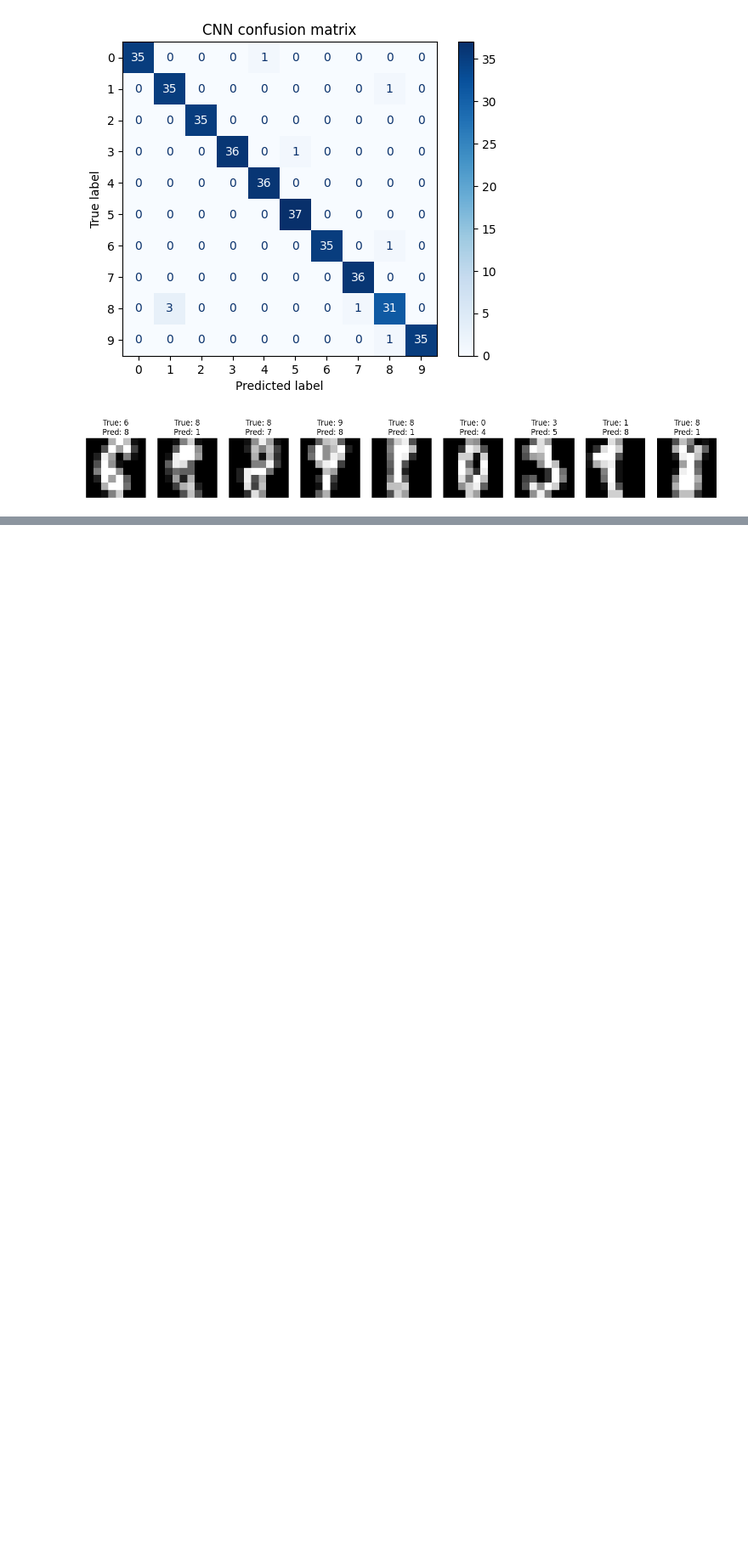
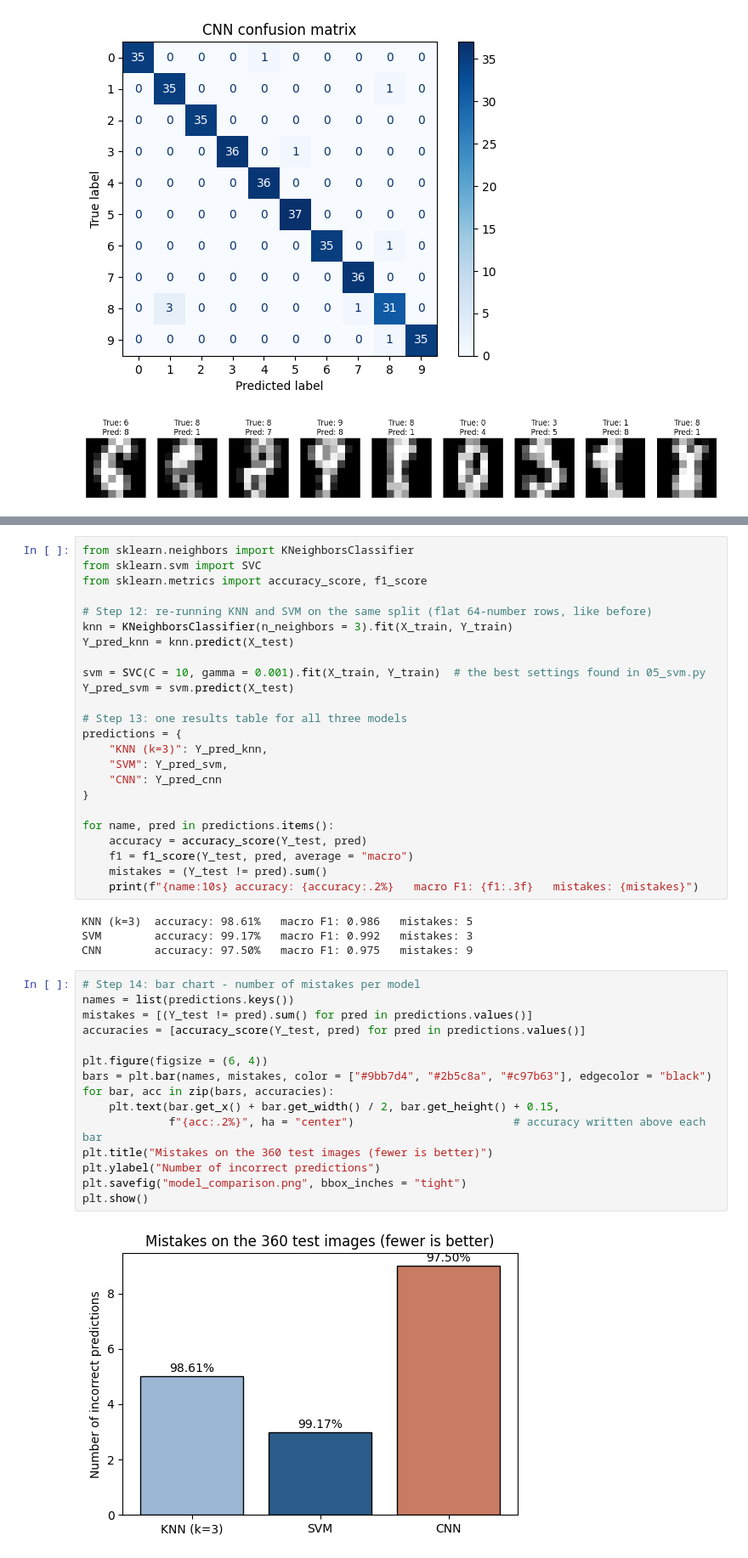
Before and after one commit to Melinaghyabi/handwritten-digits, a Jupyter notebook: 06_cnn.ipynb, the cells around one changed output, grey strips where cells are left out. Shown at 85% size. Drawn from its saved outputs; the diff is of its cells as text; blank space fills up the shorter version.

Commit message:
Add KNN vs SVM vs CNN comparison and bar chart

```diff
--- a/06_cnn.ipynb
+++ b/06_cnn.ipynb
@@ -146,0 +152,45 @@ plt.show()
+# %%
+from sklearn.neighbors import KNeighborsClassifier
+from sklearn.svm import SVC
+from sklearn.metrics import accuracy_score, f1_score
+
+# Step 12: re-running KNN and SVM on the same split (flat 64-number rows, like before)
+knn = KNeighborsClassifier(n_neighbors = 3).fit(X_train, Y_train)
+Y_pred_knn = knn.predict(X_test)
+
+svm = SVC(C = 10, gamma = 0.001).fit(X_train, Y_train)  # the best settings found in 05_svm.py
+Y_pred_svm = svm.predict(X_test)
+
+# Step 13: one results table for all three models
+predictions = {
+    "KNN (k=3)": Y_pred_knn,
+    "SVM": Y_pred_svm,
+    "CNN": Y_pred_cnn
+}
+
+for name, pred in predictions.items():
+    accuracy = accuracy_score(Y_test, pred)
+    f1 = f1_score(Y_test, pred, average = "macro")
+    mistakes = (Y_test != pred).sum()
+    print(f"{name:10s} accuracy: {accuracy:.2%}   macro F1: {f1:.3f}   mistakes: {mistakes}")
+# %% [output]
+KNN (k=3)  accuracy: 98.61%   macro F1: 0.986   mistakes: 5
+SVM        accuracy: 99.17%   macro F1: 0.992   mistakes: 3
+CNN        accuracy: 97.50%   macro F1: 0.975   mistakes: 9
+# %%
+# Step 14: bar chart - number of mistakes per model
+names = list(predictions.keys())
+mistakes = [(Y_test != pred).sum() for pred in predictions.values()]
+accuracies = [accuracy_score(Y_test, pred) for pred in predictions.values()]
+
+plt.figure(figsize = (6, 4))
+bars = plt.bar(names, mistakes, color = ["#9bb7d4", "#2b5c8a", "#c97b63"], edgecolor = "black")
+for bar, acc in zip(bars, accuracies):
+    plt.text(bar.get_x() + bar.get_width() / 2, bar.get_height() + 0.15,
+             f"{acc:.2%}", ha = "center")                        # accuracy written above each bar
+plt.title("Mistakes on the 360 test images (fewer is better)")
+plt.ylabel("Number of incorrect predictions")
+plt.savefig("model_comparison.png", bbox_inches = "tight")
+plt.show()
+# %% [output]
+[figure, added]
```
Also changed, not shown: parts of 3 cells of this notebook, 1 other file.
